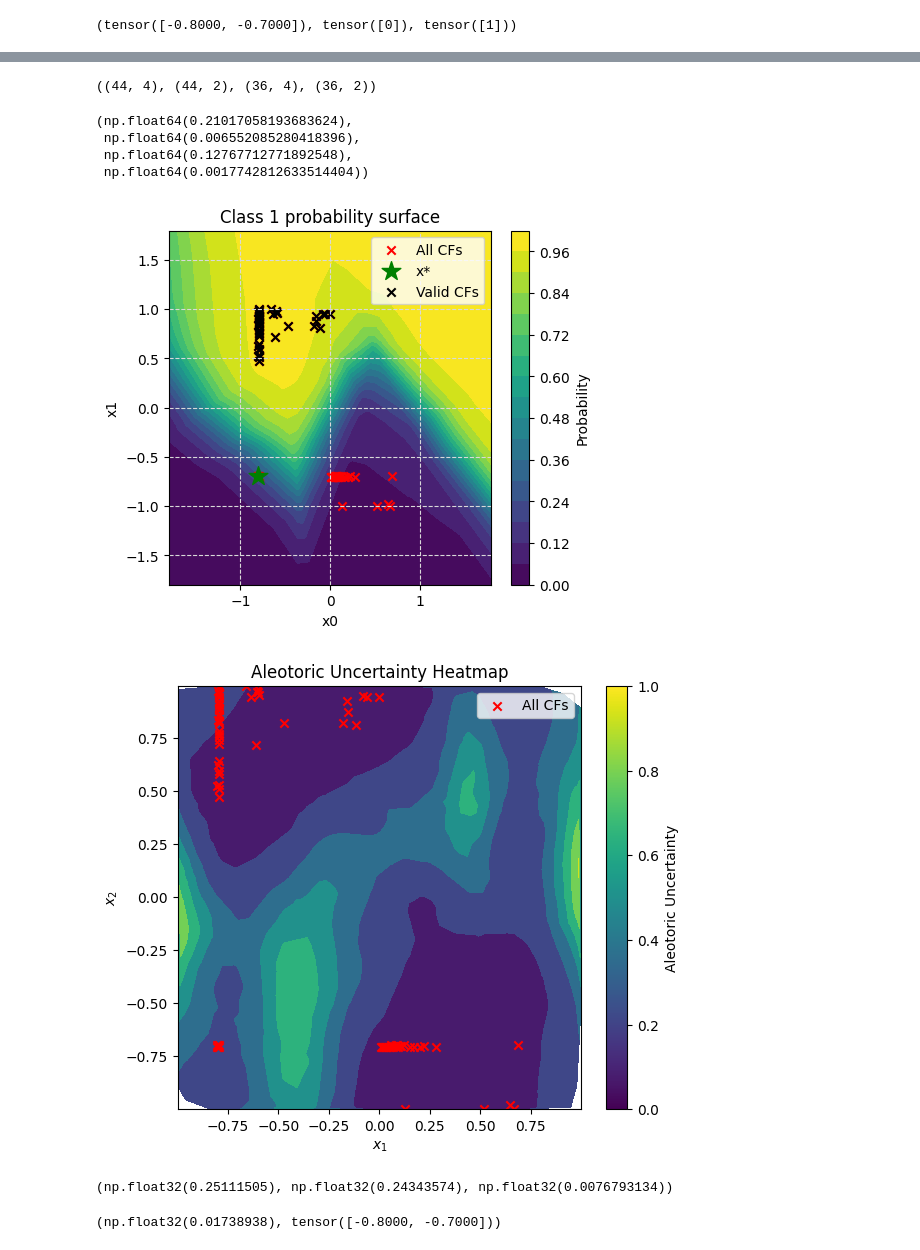
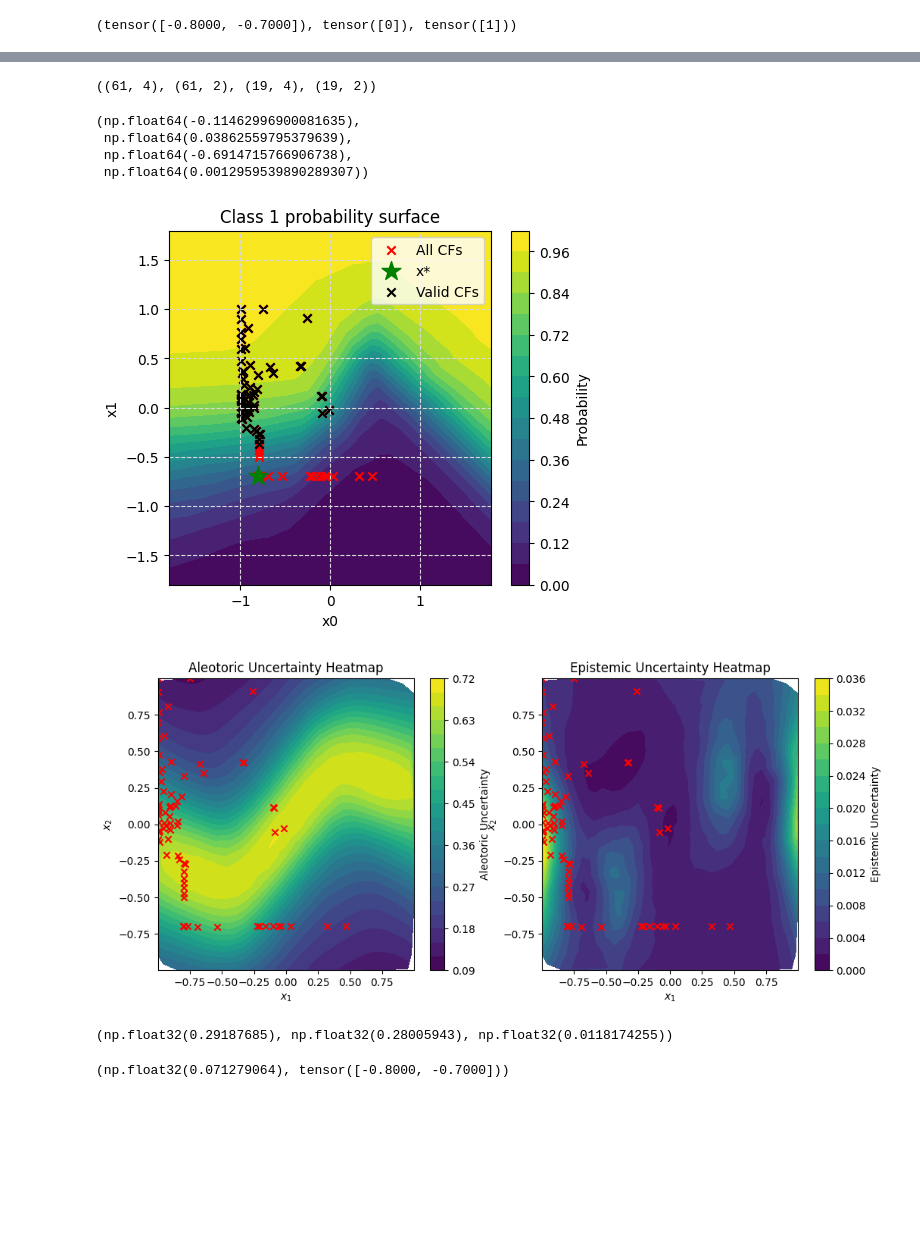
Before and after one commit to 42logos/uamocf, a Jupyter notebook: nd_mmo.ipynb, the cells around one changed output, grey strips where cells are left out. Cells and saved outputs as stored; diff of their text form; code cells hidden in the pictures; blank space fills up the shorter version.

```diff
--- a/nd_mmo.ipynb
+++ b/nd_mmo.ipynb
@@ -195,7 +202,7 @@ plt.show()
 [figure]
 [figure]
 # %%
-device = "cuda" if torch.cuda.is_available() else "cpu"
+device ="cpu" #"cuda" if torch.cuda.is_available() else "cpu"
 
 dataset = TensorDataset(torch.tensor(X, dtype=torch.float32),
                         torch.tensor(Y, dtype=torch.long))
@@ -218,7 +225,7 @@ class SimpleNN(nn.Module):
         self.net = nn.Sequential(
             nn.Linear(2, 16), nn.ReLU(),
             nn.Linear(16, 16), nn.ReLU(),
-            nn.Linear(16, 16), nn.ReLU(),
+            # nn.Linear(16, 16), nn.ReLU(),
             nn.Linear(16, 2)
         )
 
@@ -395,7 +402,7 @@ for repeat in range(num_repeats):
     # training loop
     num_epochs = 50
 
-    bar = tqdm(range(num_epochs), desc=f"Training repeat {repeat+1}", ncols=80, unit="epoch",colour="blue")
+    bar = tqdm(range(num_epochs), desc=f"Model {repeat+1}", ncols=80, unit="epoch",colour="blue")
     for epoch in bar:
         _model.train()
         running_loss = 0.0
@@ -546,9 +548,9 @@ def make_cf_problem(model, x_star, Y_prime, X_obs, weights, k=5, bayesian_model=
                             for x_i in nearest_samples])
         return float((per_sample * w_np).sum())
 
-    def o5_aleotoric_uncertainty(x):
+    def aleatoric_uncertainty(x):
         if not models:
-            raise ValueError("Ensemble models must be provided for aleotoric uncertainty calculation.")
+            raise ValueError("Ensemble models must be provided for aleatoric uncertainty calculation.")
         x_t = torch.from_numpy(x.astype(np.float32)).unsqueeze(0).to(device)
         au=0
         with torch.no_grad():
@@ -559,6 +561,12 @@ def make_cf_problem(model, x_star, Y_prime, X_obs, weights, k=5, bayesian_model=
                 au+=-np.sum(np.array([p0, p1]) * np.log(np.array([p0, p1]) + 1e-12))
         au=au/len(models)
         return float(au)
+
+    # since our goal is to maximize aleatoric uncertainty, we minimize its negative value
+    def o5_aleatoric_uncertainty(x):
+
+        return -aleatoric_uncertainty(x)
+
     def Total_Uncertainty(x):
         if not model:
             raise ValueError("Bayesian model must be provided for total uncertainty calculation.")
@@ -579,12 +587,12 @@ def make_cf_problem(model, x_star, Y_prime, X_obs, weights, k=5, bayesian_model=
         if not bayesian_model:
             raise ValueError("Bayesian model must be provided for epistemic uncertainty calculation.")
         TU=Total_Uncertainty(x)
-        AU=o5_aleotoric_uncertainty(x)
+        AU=aleatoric_uncertainty(x)
         return TU - AU
 
     return FunctionalProblem(
         n_var=p,
-        objs=[soft_o1_validity, o6_epistemic_uncertainty, o3_sparsity, o5_aleotoric_uncertainty],
+        objs=[soft_o1_validity, o6_epistemic_uncertainty, o3_sparsity, o5_aleatoric_uncertainty],
         xl=xl, xu=xu,
         elementwise=True
     )
@@ -637,7 +645,7 @@ not_valided_F_mmo=np.array([f for f in F_mmo if f[0]>=0.5])
 not_valided_X_mmo=np.array([X_mmo[i] for i in range(len(F_mmo)) if F_mmo[i][0]>=0.5])
 valided_F_mmo.shape,valided_X_mmo.shape,not_valided_F_mmo.shape,not_valided_X_mmo.shape
 # %% [output]
-((44, 4), (44, 2), (36, 4), (36, 2))
+((61, 4), (61, 2), (19, 4), (19, 2))
 # %%
 max_AU=valided_F_mmo[:,3].max()
 max_EU=valided_F_mmo[:,1].max()
@@ -645,10 +653,10 @@ min_AU=valided_F_mmo[:,3].min()
 min_EU=valided_F_mmo[:,1].min()
 max_AU,max_EU,min_AU,min_EU
 # %% [output]
-(np.float64(0.21017058193683624),
- np.float64(0.006552085280418396),
- np.float64(0.12767712771892548),
- np.float64(0.0017742812633514404))
+(np.float64(-0.11462996900081635),
+ np.float64(0.03862559795379639),
+ np.float64(-0.6914715766906738),
+ np.float64(0.0012959539890289307))
 # %%
 
 # With prob-based validity, use threshold instead of ==0.
@@ -678,22 +686,40 @@ if valided_X_mmo.shape[0] > 0:
 ax.legend()
 plt.show()
 # %% [output]
-[figure, old version]
+[figure, new version]
 # %%
 # draw AU heatmap with valid CFs
-AU= Aleotoric_Uncertainty_prob(moon_focus_prob)
+# AU= Aleotoric_Uncertainty_prob(moon_focus_prob)
+AU=[-problem.objs[3](x) for x in X]
+EU=[problem.objs[1](x) for x in X]
 
-plt.figure(figsize=(6.5, 5.5))
-plt.tricontourf(X[:, 0], X[:, 1], [problem.objs[1](x) for x in X], levels=5, cmap="viridis")
-plt.scatter(X_mmo[:, 0], X_mmo[:, 1], c="red", marker="x", label="All CFs")
-plt.colorbar(label=r"Aleotoric Uncertainty")
-plt.title("Aleotoric Uncertainty Heatmap")
-plt.xlabel("$x_1$")
-plt.ylabel("$x_2$")
-plt.legend()
+# plt.figure(figsize=(6.5, 5.5))
+# plt.tricontourf(X[:, 0], X[:, 1], [problem.objs[1](x) for x in X], levels=5, cmap="viridis")
+# plt.scatter(X_mmo[:, 0], X_mmo[:, 1], c="red", marker="x", label="All CFs")
+# plt.colorbar(label=r"Aleotoric Uncertainty")
+# plt.title("Aleotoric Uncertainty Heatmap")
+# plt.xlabel("$x_1$")
+# plt.ylabel("$x_2$")
+# plt.legend()
+# plt.show()
+
+fig,ax=plt.subplots(1,2,figsize=(12,5))
+cntr1 = ax[0].tricontourf(X[:, 0], X[:, 1], AU, levels=20, cmap="viridis")
+ax[0].scatter(X_mmo[:, 0], X_mmo[:, 1], c="red", marker="x", label="All CFs")
+ax[0].set_title("Aleotoric Uncertainty Heatmap")
+ax[0].set_xlabel("$x_1$")
+ax[0].set_ylabel("$x_2$")
+fig.colorbar(cntr1, ax=ax[0], label=r"Aleotoric Uncertainty")
+
+cntr2 = ax[1].tricontourf(X[:, 0], X[:, 1], EU, levels=20, cmap="viridis")
+ax[1].scatter(X_mmo[:, 0], X_mmo[:, 1], c="red", marker="x", label="All CFs")
+ax[1].set_title("Epistemic Uncertainty Heatmap")
+ax[1].set_xlabel("$x_1$")
+ax[1].set_ylabel("$x_2$")
+fig.colorbar(cntr2, ax=ax[1], label=r"Epistemic Uncertainty")
 plt.show()
 # %% [output]
-[figure, old version]
+[figure, new version]
 # %%
 poi=np.array([-1,-1])
 
@@ -723,12 +749,12 @@ for m in models:
 au=au/len(models)
 tu,au,tu - au
 # %% [output]
-(np.float32(0.25111505), np.float32(0.24343574), np.float32(0.0076793134))
+(np.float32(0.29187685), np.float32(0.28005943), np.float32(0.0118174255))
 # %%
 poi=np.array([4,2.6676])
 problem.objs[1](poi), x_star
 # %% [output]
-(np.float32(0.01738938), tensor([-0.8000, -0.7000]))
+(np.float32(0.071279064), tensor([-0.8000, -0.7000]))
 # %%
 
 # visualize the Pareto front in objective space
```
Also changed, not shown: parts of 8 cells of this notebook.
